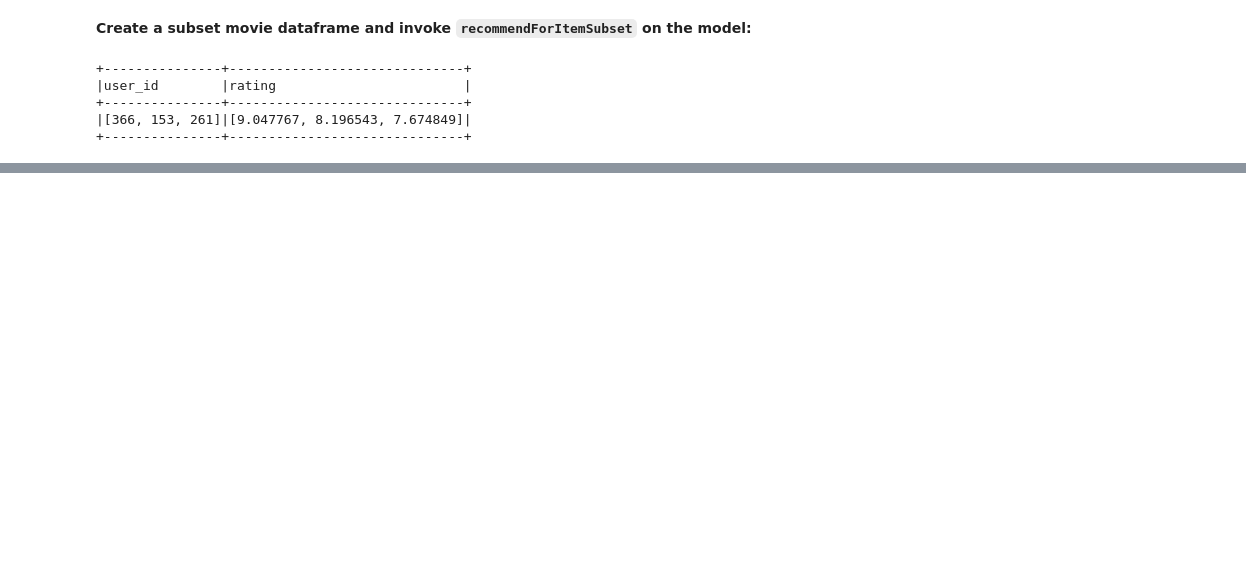
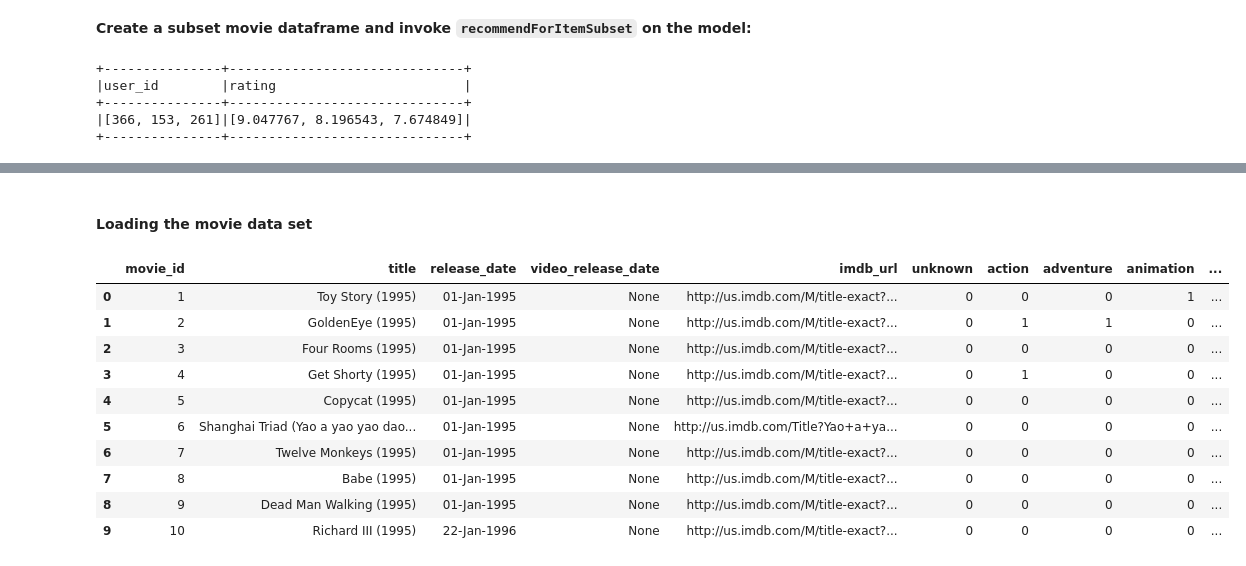
Before and after one commit to anindya-saha/Data-Science-with-Spark, a Jupyter notebook: movie-recommender/movie-recommender.ipynb, the cells around one changed output, grey strips where cells are left out. Drawn from its saved outputs; the diff is of its cells as text; code cells hidden in the pictures; blank space fills up the shorter version.

```diff
--- a/movie-recommender/movie-recommender.ipynb
+++ b/movie-recommender/movie-recommender.ipynb
@@ -339,2 +426,47 @@ movie_subset_recs.select("recommendations.user_id", "recommendations.rating").sh
+# %% [markdown]
+#### Loading the movie data set
+# %%
+movies_schema = StructType([
+    StructField("movie_id", IntegerType(), nullable=True),
+    StructField("title", StringType(), nullable=True),
+    StructField("release_date", StringType(), nullable=False),
+    StructField("video_release_date", StringType(), nullable=False),
+    StructField("imdb_url", StringType(), nullable=False),
+    StructField("unknown", IntegerType(), nullable=False),
+    StructField("action", IntegerType(), nullable=False),
+    StructField("adventure", IntegerType(), nullable=False),
+    StructField("animation", IntegerType(), nullable=False),
+    StructField("childrens", IntegerType(), nullable=False),
+    StructField("comedy", IntegerType(), nullable=False),
+    StructField("crime", IntegerType(), nullable=False),
+    StructField("documentary", IntegerType(), nullable=False),
+    StructField("drama", IntegerType(), nullable=False),
+    StructField("fantasy", IntegerType(), nullable=False),
+    StructField("film-noir", IntegerType(), nullable=False),
+    StructField("horror", IntegerType(), nullable=False),
+    StructField("musical", IntegerType(), nullable=False),
+    StructField("mystery", IntegerType(), nullable=False),
+    StructField("romance", IntegerType(), nullable=False),
+    StructField("sci-fi", IntegerType(), nullable=False),
+    StructField("thriller", IntegerType(), nullable=False),
+    StructField("war", IntegerType(), nullable=False),
+    StructField("western", IntegerType(), nullable=False)]
+  )
+# %%
+movies_df = spark.read.csv("data/ml-100k/u.item", sep="|", schema=movies_schema).cache()
+# %%
+movies_df.limit(10).toPandas()
+# %% [output]
+|  | movie_id | title | release_date | video_release_date | imdb_url | unknown | action | adventure | animation | ... |
+| 0 | 1 | Toy Story (1995) | 01-Jan-1995 | None | http://us.imdb.com/M/title-exact?... | 0 | 0 | 0 | 1 | ... |
+| 1 | 2 | GoldenEye (1995) | 01-Jan-1995 | None | http://us.imdb.com/M/title-exact?... | 0 | 1 | 1 | 0 | ... |
+| 2 | 3 | Four Rooms (1995) | 01-Jan-1995 | None | http://us.imdb.com/M/title-exact?... | 0 | 0 | 0 | 0 | ... |
+| 3 | 4 | Get Shorty (1995) | 01-Jan-1995 | None | http://us.imdb.com/M/title-exact?... | 0 | 1 | 0 | 0 | ... |
+| 4 | 5 | Copycat (1995) | 01-Jan-1995 | None | http://us.imdb.com/M/title-exact?... | 0 | 0 | 0 | 0 | ... |
+| 5 | 6 | Shanghai Triad (Yao a yao yao dao... | 01-Jan-1995 | None | http://us.imdb.com/Title?Yao+a+ya... | 0 | 0 | 0 | 0 | ... |
+| 6 | 7 | Twelve Monkeys (1995) | 01-Jan-1995 | None | http://us.imdb.com/M/title-exact?... | 0 | 0 | 0 | 0 | ... |
+| 7 | 8 | Babe (1995) | 01-Jan-1995 | None | http://us.imdb.com/M/title-exact?... | 0 | 0 | 0 | 0 | ... |
+| 8 | 9 | Dead Man Walking (1995) | 01-Jan-1995 | None | http://us.imdb.com/M/title-exact?... | 0 | 0 | 0 | 0 | ... |
+| 9 | 10 | Richard III (1995) | 22-Jan-1996 | None | http://us.imdb.com/M/title-exact?... | 0 | 0 | 0 | 0 | ... |
 # %%
 spark.stop()
```
Also changed, not shown: parts of 50 cells of this notebook.
